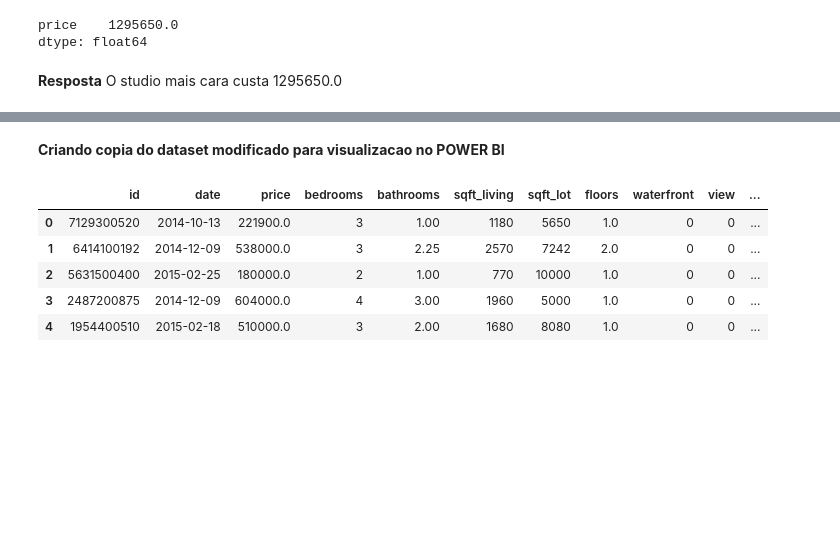
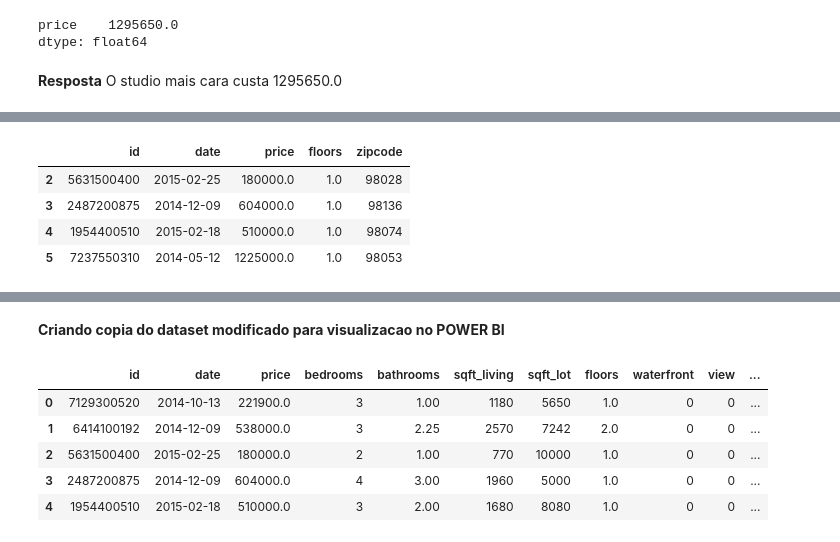
Before and after one commit to TiagoSolon/House_Rocket_Sales, a Jupyter notebook: Aula_02.ipynb, the cells around one changed output, grey strips where cells are left out. Cells and saved outputs as stored; diff of their text form; code cells hidden in the pictures; blank space fills up the shorter version.

```diff
--- a/Aula_02.ipynb
+++ b/Aula_02.ipynb
@@ -501,0 +377,9 @@ df[(df['price'] > 3000000) & (df['bathrooms'] > 2)] . shape[0]
+# %%
+#Pelos Índices das linhas e o nome das colunas
+df.loc[2:5,["id", "date", "price", "floors", "zipcode"]].head()
+# %% [output]
+|  | id | date | price | floors | zipcode |
+| 2 | 5631500400 | 2015-02-25 | 180000.0 | 1.0 | 98028 |
+| 3 | 2487200875 | 2014-12-09 | 604000.0 | 1.0 | 98136 |
+| 4 | 1954400510 | 2015-02-18 | 510000.0 | 1.0 | 98074 |
+| 5 | 7237550310 | 2014-05-12 | 1225000.0 | 1.0 | 98053 |
```
Also changed, not shown: parts of 80 cells of this notebook, 3 other files.
